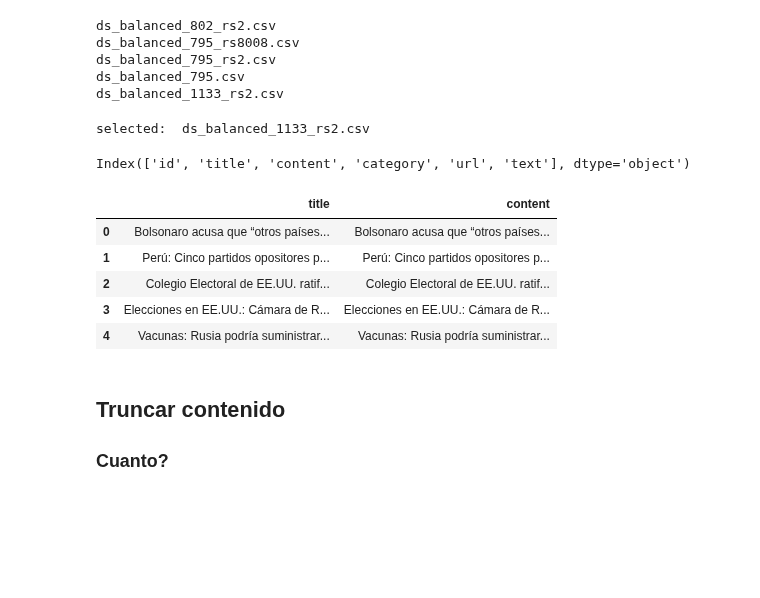
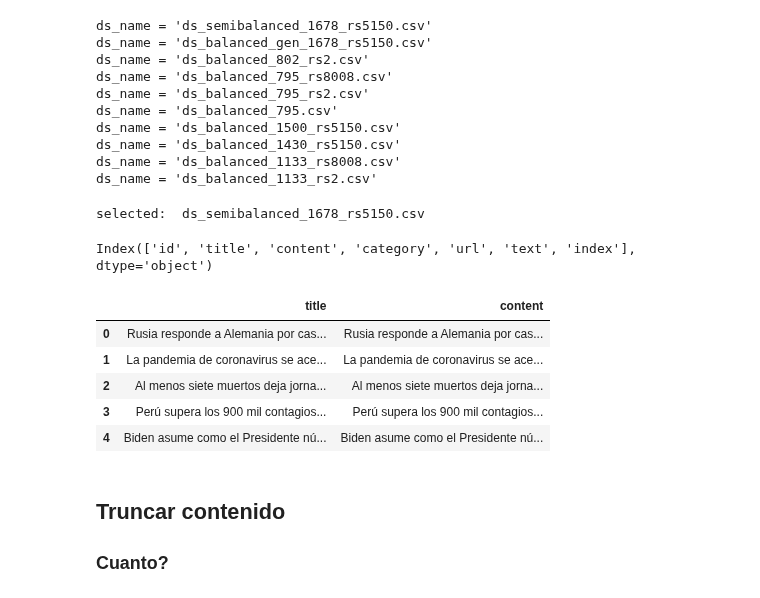
Before and after one commit to matiasbarram/INFO279-TAL-Proyecto, a Jupyter notebook: paso_5_optimizacion_cnn.ipynb, the cells around one changed output. Saved outputs shown, nothing was run; the diff lists cells and outputs as text; code cells hidden in the pictures; blank space fills up the shorter version.

```diff
--- a/paso_5_optimizacion_cnn.ipynb
+++ b/paso_5_optimizacion_cnn.ipynb
@@ -4,30 +5,36 @@ from os import listdir
 # %%
-for file in reversed(sorted(listdir('.'))): #nos uqedamos con el mas grande en caso de actualizar el ds
-    if 'ds_balanced' in file:
-        print(file)
+folder = './datasets/'
+for file in reversed(sorted(listdir(folder))): #nos uqedamos con el mas grande en caso de actualizar el ds
+    if 'balanced' in file:
+        print(f"ds_name = '{file}'")
 # %% [output]
-ds_balanced_802_rs2.csv
-ds_balanced_795_rs8008.csv
-ds_balanced_795_rs2.csv
-ds_balanced_795.csv
-ds_balanced_1133_rs2.csv
+ds_name = 'ds_semibalanced_1678_rs5150.csv'
+ds_name = 'ds_balanced_gen_1678_rs5150.csv'
+ds_name = 'ds_balanced_802_rs2.csv'
+ds_name = 'ds_balanced_795_rs8008.csv'
+ds_name = 'ds_balanced_795_rs2.csv'
+ds_name = 'ds_balanced_795.csv'
+ds_name = 'ds_balanced_1500_rs5150.csv'
+ds_name = 'ds_balanced_1430_rs5150.csv'
+ds_name = 'ds_balanced_1133_rs8008.csv'
+ds_name = 'ds_balanced_1133_rs2.csv'
 # %%
-ds_name = 'ds_balanced_1133_rs2.csv'
-#ds_name = 'ds_balanced_795.csv' # con el otro (1111) empeora XD
+ds_name = 'ds_semibalanced_1678_rs5150.csv'
+#ds_name = 'ds_balanced_1500_rs5150.csv'
 print('selected: ', ds_name)
 # %% [output]
-selected:  ds_balanced_1133_rs2.csv
+selected:  ds_semibalanced_1678_rs5150.csv
 # %%
-df = pd.read_csv(ds_name)
+df = pd.read_csv(join(folder, ds_name))
 pd.set_option('display.max_colwidth', 200)
 print(df.columns)
 df[['title', 'content']].head()
 # %% [output]
-Index(['id', 'title', 'content', 'category', 'url', 'text'], dtype='object')
+Index(['id', 'title', 'content', 'category', 'url', 'text', 'index'], dtype='object')
 |  | title | content |
-| 0 | Bolsonaro acusa que “otros países... | Bolsonaro acusa que “otros países... |
-| 1 | Perú: Cinco partidos opositores p... | Perú: Cinco partidos opositores p... |
-| 2 | Colegio Electoral de EE.UU. ratif... | Colegio Electoral de EE.UU. ratif... |
-| 3 | Elecciones en EE.UU.: Cámara de R... | Elecciones en EE.UU.: Cámara de R... |
-| 4 | Vacunas: Rusia podría suministrar... | Vacunas: Rusia podría suministrar... |
+| 0 | Rusia responde a Alemania por cas... | Rusia responde a Alemania por cas... |
+| 1 | La pandemia de coronavirus se ace... | La pandemia de coronavirus se ace... |
+| 2 | Al menos siete muertos deja jorna... | Al menos siete muertos deja jorna... |
+| 3 | Perú supera los 900 mil contagios... | Perú supera los 900 mil contagios... |
+| 4 | Biden asume como el Presidente nú... | Biden asume como el Presidente nú... |
 # %%
```
Also changed, not shown: parts of 25 cells of this notebook, 14 other files.
